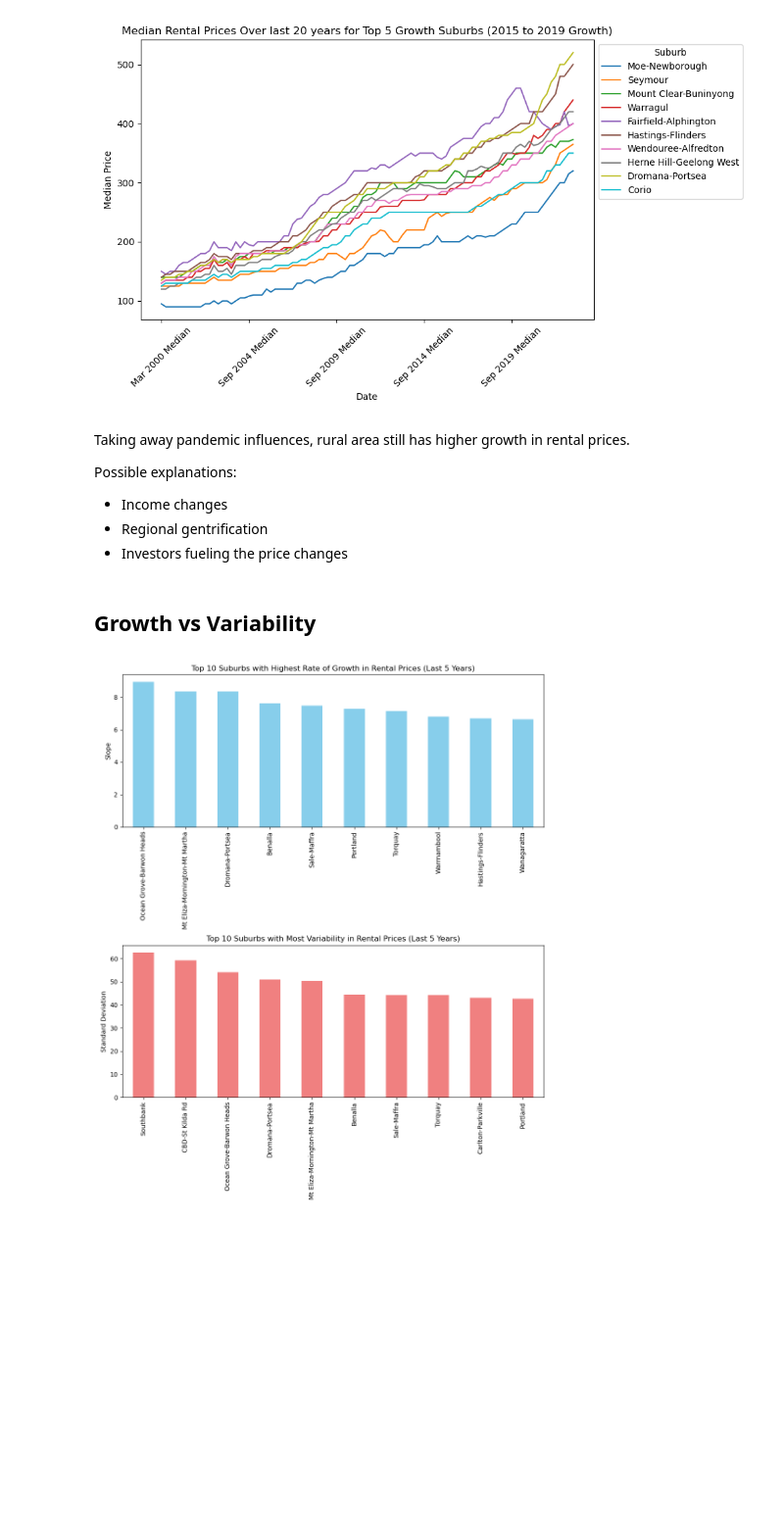
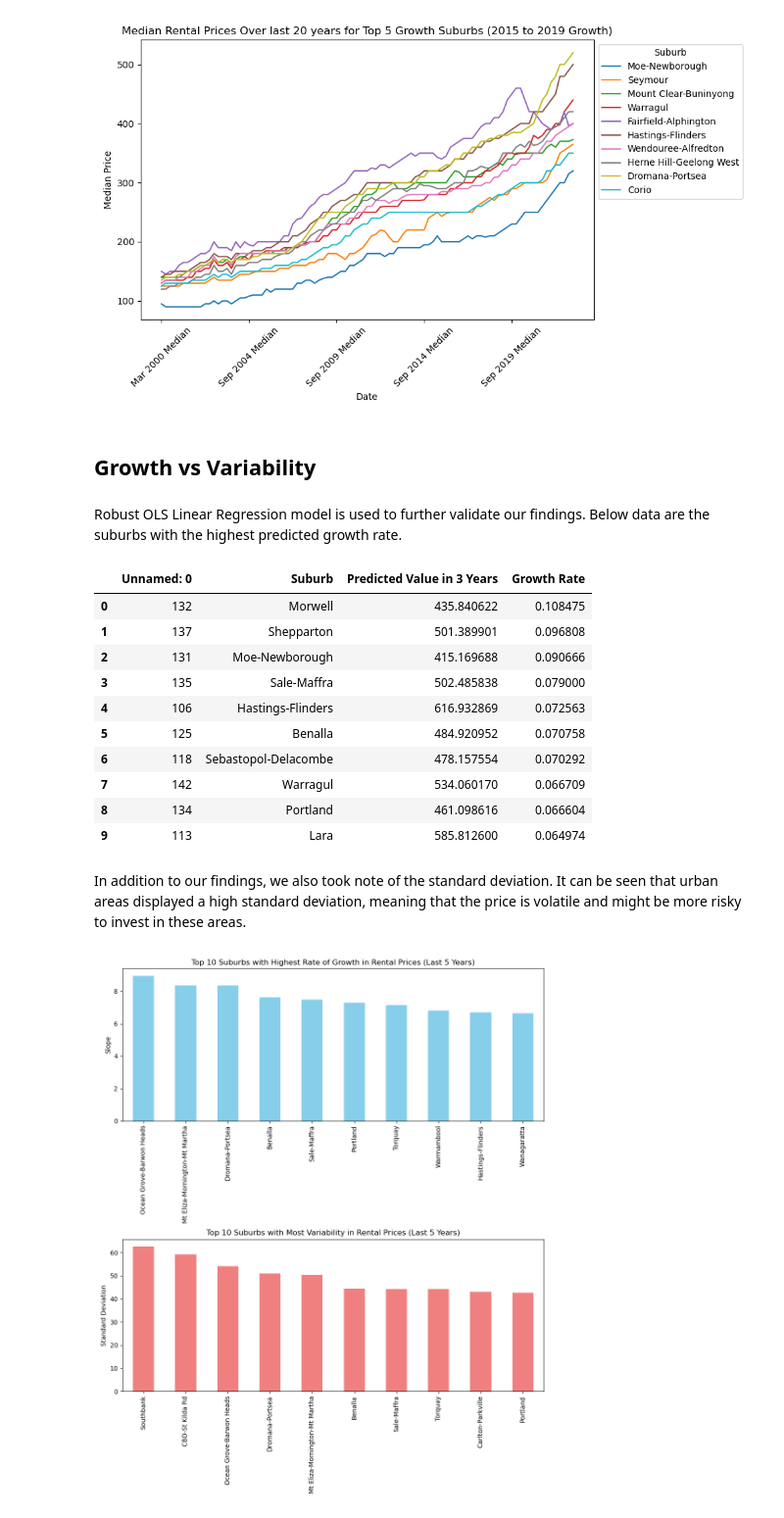
Before and after one commit to vanessagraciia/Real-Estate-Industry-Project, a Jupyter notebook: notebooks/summary_notebook.ipynb, the cells around one changed output. Shown at 98% size. Cells and saved outputs as stored; diff of their text form; code cells hidden in the pictures; blank space fills up the shorter version.

```diff
--- a/notebooks/summary_notebook.ipynb
+++ b/notebooks/summary_notebook.ipynb
@@ -215,15 +237,27 @@ file_path = '../plots/median_nocovid_prices_20.png'
 Image(filename=file_path)
 # %% [output]
 [figure]
-# %% [markdown]
-Taking away pandemic influences, rural area still has higher growth in rental prices.
-
-Possible explanations:
-* Income changes
-* Regional gentrification
-* Investors fueling the price changes
 # %% [markdown]
 ## Growth vs Variability
+# %% [markdown]
+Robust OLS Linear Regression model is used to further validate our findings. Below data are the suburbs with the highest predicted growth rate.
+# %%
+growth_suburbs = pd.read_csv('../data/curated/10_growth_suburbs.csv')
+growth_suburbs
+# %% [output]
+|  | Unnamed: 0 | Suburb | Predicted Value in 3 Years | Growth Rate |
+| 0 | 132 | Morwell | 435.840622 | 0.108475 |
+| 1 | 137 | Shepparton | 501.389901 | 0.096808 |
+| 2 | 131 | Moe-Newborough | 415.169688 | 0.090666 |
+| 3 | 135 | Sale-Maffra | 502.485838 | 0.079000 |
+| 4 | 106 | Hastings-Flinders | 616.932869 | 0.072563 |
+| 5 | 125 | Benalla | 484.920952 | 0.070758 |
+| 6 | 118 | Sebastopol-Delacombe | 478.157554 | 0.070292 |
+| 7 | 142 | Warragul | 534.060170 | 0.066709 |
+| 8 | 134 | Portland | 461.098616 | 0.066604 |
+| 9 | 113 | Lara | 585.812600 | 0.064974 |
+# %% [markdown]
+In addition to our findings, we also took note of the standard deviation. It can be seen that urban areas displayed a high standard deviation, meaning that the price is volatile and might be more risky to invest in these areas.
 # %%
 # Define the path
 file_path = '../plots/highest_growth_variability.png'
```
Also changed, not shown: parts of 16 cells of this notebook, 3 other files.
